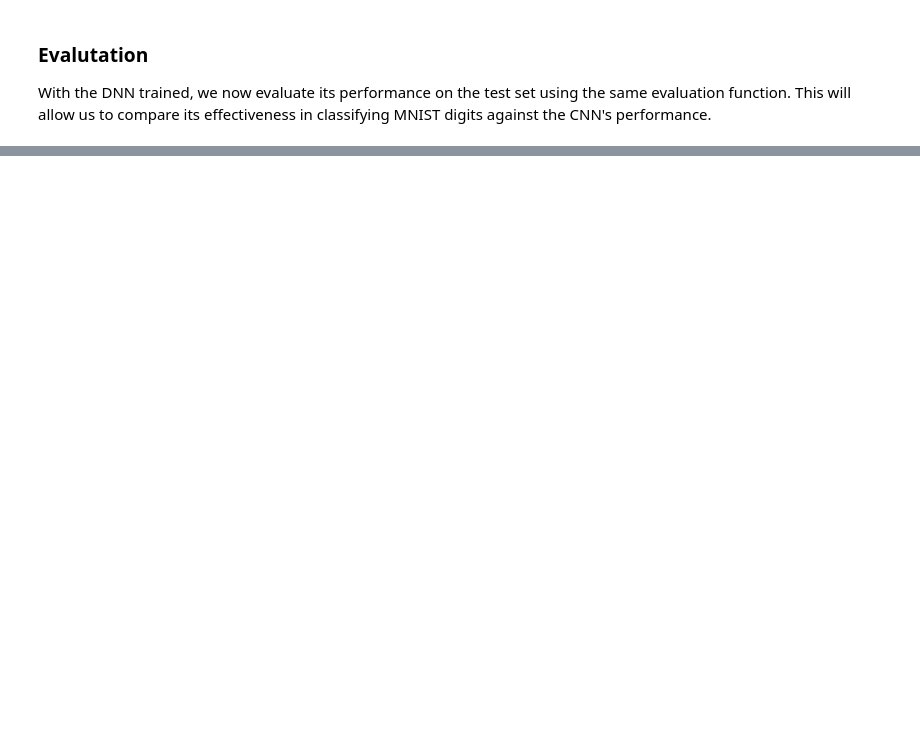
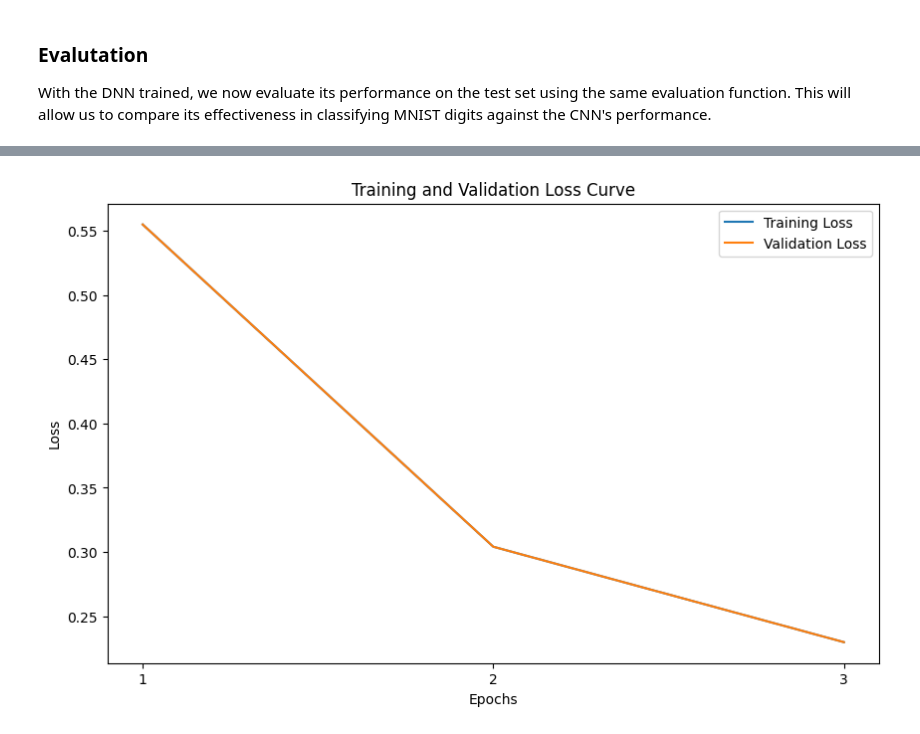
Before and after one commit to chasekunz/mnist-training, a Jupyter notebook: notebooks/cnn.ipynb, the cells around one changed output, grey strips where cells are left out. Saved outputs shown, nothing was run; the diff lists cells and outputs as text; code cells hidden in the pictures; blank space fills up the shorter version.

```diff
--- a/notebooks/cnn.ipynb
+++ b/notebooks/cnn.ipynb
@@ -294,0 +301,22 @@ Confusion Matrix:
+# %%
+from torchvision import models
+from torchvision.models import ResNet18_Weights
+import torch.nn as nn
+
+# Load a pre-trained ResNet model with the new 'weights' parameter
+resnet = models.resnet18(weights=ResNet18_Weights.IMAGENET1K_V1)
+
+# Modify the model to fit MNIST (grayscale images)
+resnet.conv1 = nn.Conv2d(1, 64, kernel_size=7, stride=2, padding=3, bias=False)  # Adjust for grayscale
+resnet.fc = nn.Linear(resnet.fc.in_features, 10)  # Adjust for 10 classes of MNIST
+
+# Move the model to the correct device (GPU or CPU)
+resnet = resnet.to(device)
+
+# Freeze the weights
+for param in resnet.parameters():
+    param.requires_grad = False
+
+# Unfreeze some layers for fine-tuning
+for param in resnet.layer4.parameters():
+    param.requires_grad = True
@@ -294,0 +326,6 @@ Confusion Matrix:
+# %%
+optimizer = torch.optim.Adam(resnet.parameters(), lr=0.001)
+criterion = nn.CrossEntropyLoss()
+train_loss_resnet, val_loss_resnet = train_model(resnet, trainloader, validateloader, criterion, optimizer, num_epochs=3, device=device)
+plot_train_val_loss(train_loss=train_loss_resnet, val_loss=train_loss_resnet)
+# %% [output]
@@ -294,0 +336 @@ Confusion Matrix:
+[figure, added]
```
Also changed, not shown: parts of 10 cells of this notebook.
